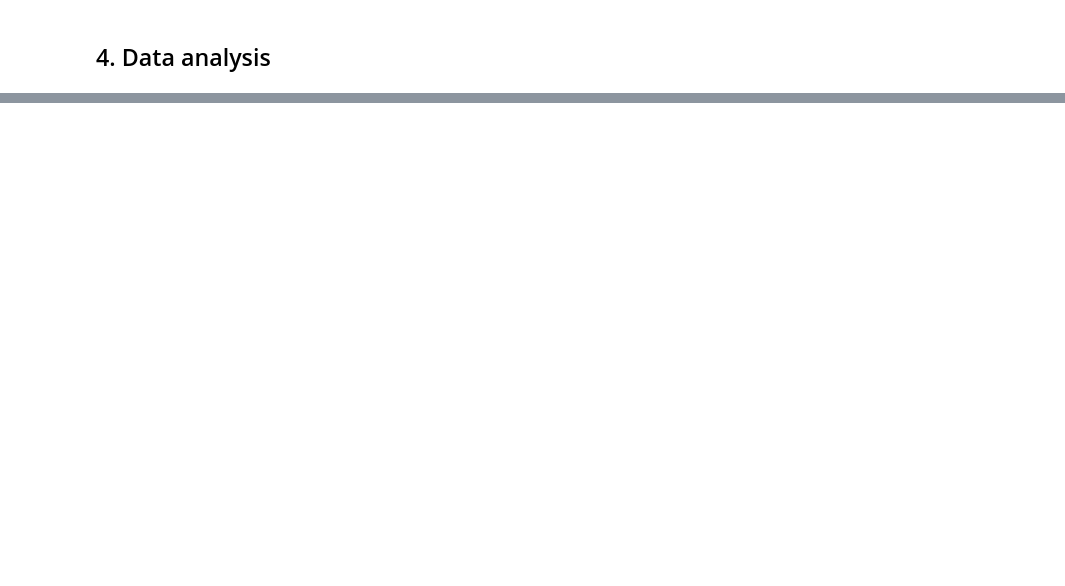
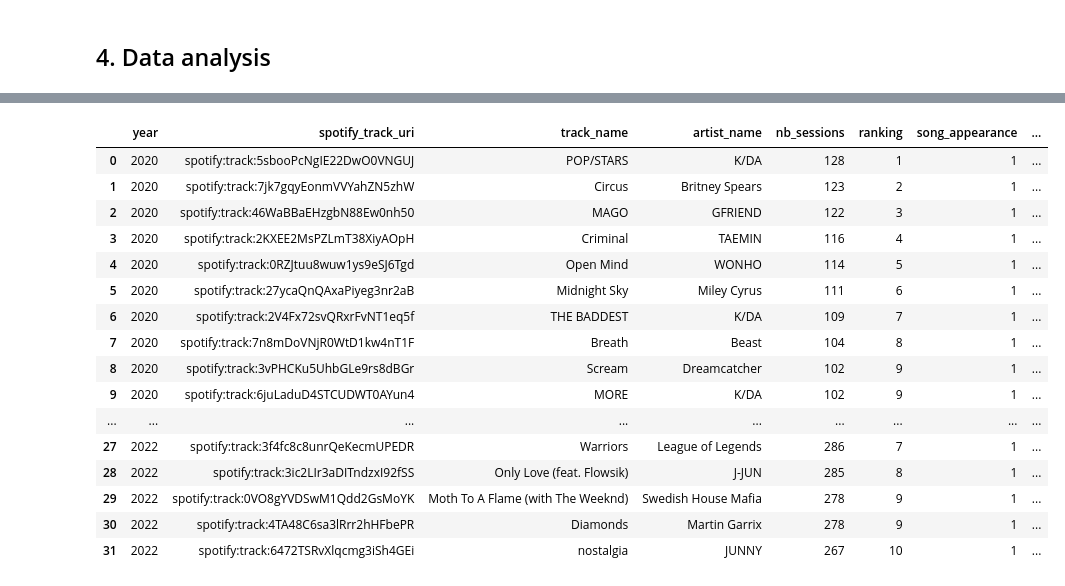
Before and after one commit to MargotMarchais/Spotify_wrapped, a Jupyter notebook: Spotify_analysis.ipynb, the cells around one changed output, grey strips where cells are left out. Cells and saved outputs as stored; diff of their text form; code cells hidden in the pictures; blank space fills up the shorter version.

```diff
--- a/Spotify_analysis.ipynb
+++ b/Spotify_analysis.ipynb
@@ -210,0 +246,46 @@ print(listening_year)
+# %%
+top_10_music = pd.read_sql('''
+            SELECT
+                subquery.*,
+                COUNT(*) OVER (PARTITION BY spotify_track_uri) AS song_appearance,
+                COUNT(*) OVER (PARTITION BY artist_name) AS artist_appearance
+            FROM (
+                -- I compute the rank (and allow the possibility of ex aequos)
+                SELECT sessions.*,
+                    DENSE_RANK() OVER (PARTITION BY year ORDER BY nb_sessions DESC) AS ranking
+
+                FROM (
+                -- For each year, I compute the total number of sessions for each music track
+                    SELECT
+                         year,
+                         spotify_track_uri,
+                         track_name,
+                         artist_name,
+                         COUNT(*) AS nb_sessions
+                    FROM spotify
+                    WHERE track_name IS NOT NULL
+                    GROUP BY 1,2,3,4
+                    ORDER BY year ASC, nb_sessions DESC
+                    ) sessions
+                ) subquery
+                WHERE ranking <= 10
+                ORDER BY year ASC, nb_sessions DESC''', cnx)
+top_10_music
+# %% [output]
+|  | year | spotify_track_uri | track_name | artist_name | nb_sessions | ranking | song_appearance | ... |
+| 0 | 2020 | spotify:track:5sbooPcNgIE22DwO0VNGUJ | POP/STARS | K/DA | 128 | 1 | 1 | ... |
+| 1 | 2020 | spotify:track:7jk7gqyEonmVVYahZN5zhW | Circus | Britney Spears | 123 | 2 | 1 | ... |
+| 2 | 2020 | spotify:track:46WaBBaEHzgbN88Ew0nh50 | MAGO | GFRIEND | 122 | 3 | 1 | ... |
+| 3 | 2020 | spotify:track:2KXEE2MsPZLmT38XiyAOpH | Criminal | TAEMIN | 116 | 4 | 1 | ... |
+| 4 | 2020 | spotify:track:0RZJtuu8wuw1ys9eSJ6Tgd | Open Mind | WONHO | 114 | 5 | 1 | ... |
+| 5 | 2020 | spotify:track:27ycaQnQAxaPiyeg3nr2aB | Midnight Sky | Miley Cyrus | 111 | 6 | 1 | ... |
+| 6 | 2020 | spotify:track:2V4Fx72svQRxrFvNT1eq5f | THE BADDEST | K/DA | 109 | 7 | 1 | ... |
+| 7 | 2020 | spotify:track:7n8mDoVNjR0WtD1kw4nT1F | Breath | Beast | 104 | 8 | 1 | ... |
+| 8 | 2020 | spotify:track:3vPHCKu5UhbGLe9rs8dBGr | Scream | Dreamcatcher | 102 | 9 | 1 | ... |
+| 9 | 2020 | spotify:track:6juLaduD4STCUDWT0AYun4 | MORE | K/DA | 102 | 9 | 1 | ... |
+| ... | ... | ... | ... | ... | ... | ... | ... | ... |
+| 27 | 2022 | spotify:track:3f4fc8c8unrQeKecmUPEDR | Warriors | League of Legends | 286 | 7 | 1 | ... |
+| 28 | 2022 | spotify:track:3ic2LIr3aDITndzxI92fSS | Only Love (feat. Flowsik) | J-JUN | 285 | 8 | 1 | ... |
+| 29 | 2022 | spotify:track:0VO8gYVDSwM1Qdd2GsMoYK | Moth To A Flame (with The Weeknd) | Swedish House Mafia | 278 | 9 | 1 | ... |
+| 30 | 2022 | spotify:track:4TA48C6sa3lRrr2hHFbePR | Diamonds | Martin Garrix | 278 | 9 | 1 | ... |
+| 31 | 2022 | spotify:track:6472TSRvXlqcmg3iSh4GEi | nostalgia | JUNNY | 267 | 10 | 1 | ... |
```
Also changed, not shown: parts of 17 cells of this notebook.
